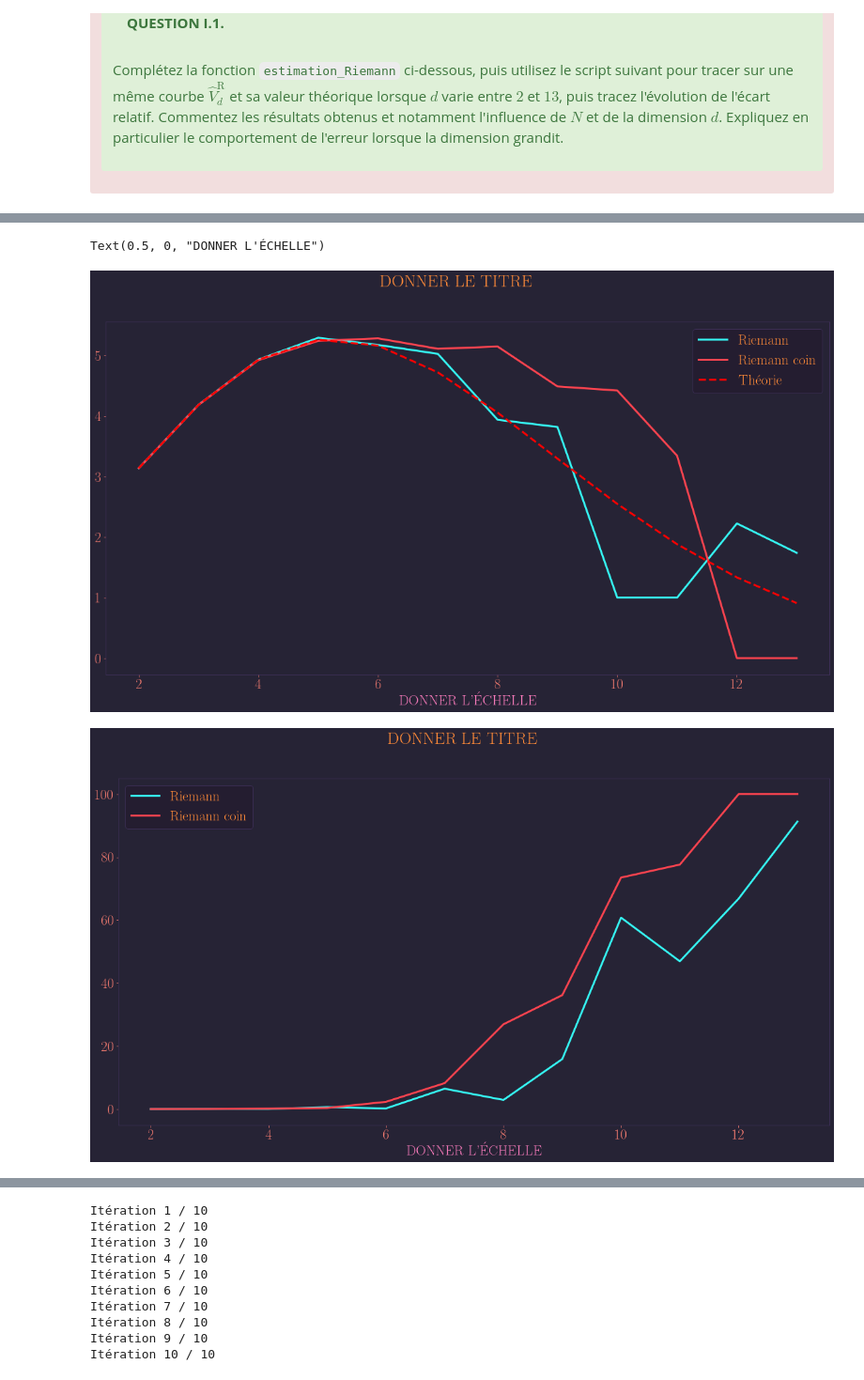
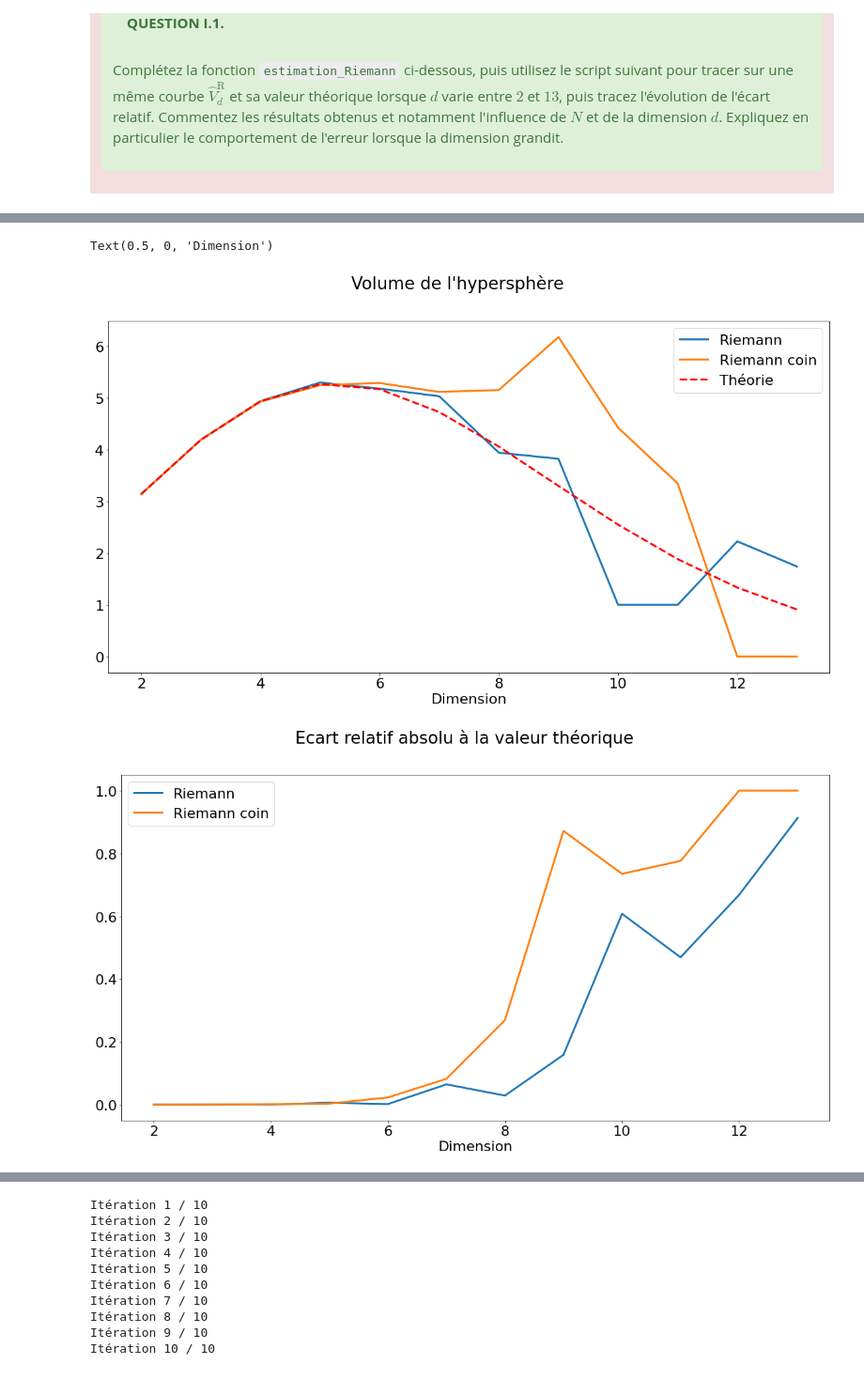
Before and after one commit to bassetmatt-school/EISC211-MonteCarlo, a Jupyter notebook: EISC-211_1_2.ipynb, the cells around one changed output, grey strips where cells are left out. Shown at 94% size. Saved outputs shown, nothing was run; the diff lists cells and outputs as text; code cells hidden in the pictures.

```diff
--- a/EISC-211_1_2.ipynb
+++ b/EISC-211_1_2.ipynb
@@ -85,7 +79,7 @@ def estimation_Riemann(dim: int, grille: np.array):
     N = len(grille)
     estimation = np.power(2,dim)/N * np.sum(np.linalg.norm(grille,axis=1) <= 1)
     V = np.power(np.pi, dim/2)/special.gamma(dim/2 + 1)
-    ecart_relatif = 100*abs(estimation - V)/V
+    ecart_relatif = abs(estimation - V)/V
     return [estimation, ecart_relatif]
 # %%
 # Paramètres
@@ -174,11 +169,13 @@ où $c_k$ est le coin de l'hypercube $k$, i.e., $c_k = x_k + \frac{\delta}{2} {\
 <p class="bg-primary" style="padding:1em"><b>QUESTION I.3.</b> Définissez la fonction <code>estimation_Riemann_coin</code> afin qu'elle renvoie l'estimation et l'écart correspondant à cette nouvelle approximation. Rajoutez sur les courbes précédentes les résultats liés à cette estimation et commentez les résultats obtenus.</p>
 # %%
 def estimation_Riemann_coin(dim, grille):
-    N = np.size(grille,axis=0)
-    delta = 2/np.power(N,1/dim)
-    grille += delta*np.ones((N,dim))/2
 
-    return estimation_Riemann(dim,grille)
+    N = len(grille)
+    delta = 2/pow(N, 1/dim)
+
+    coins_grille = grille + delta/2 * np.ones((N, dim))
+
+    return estimation_Riemann(dim, coins_grille)
 # %%
 # Calculs des valeurs
 est_Riemann = np.zeros([nb_dimensions,2])
@@ -193,39 +190,39 @@ for i in range(nb_dimensions):
 
 # Affichage
 fig = plt.figure()
 plt.plot(dimensions, est_Riemann[:,0], label="Riemann")
 plt.plot(dimensions, est_Riemann_coin[:,0], label="Riemann coin")
 plt.plot(dimensions, val_th, 'r--', label="Théorie")
 plt.legend()
-fig.suptitle("DONNER LE TITRE")
-plt.xlabel("DONNER L'ÉCHELLE")
+fig.suptitle("Volume de l'hypersphère")
+plt.xlabel("Dimension")
 
 fig = plt.figure()
 plt.plot(dimensions, est_Riemann[:,1], label="Riemann")
 plt.plot(dimensions, est_Riemann_coin[:,1], label="Riemann coin")
 plt.legend()
-fig.suptitle("DONNER LE TITRE")
-plt.xlabel("DONNER L'ÉCHELLE")
+fig.suptitle("Ecart relatif absolu à la valeur théorique")
+plt.xlabel("Dimension")
 # %% [output]
 Estimation par la méthode de Riemann en dimension 2
   - Taille d'echantillon ajustee pour la methode de Riemann: 4999696 au lieu de 5000000 (dimension = 2 )
 Estimation par la méthode de Riemann en dimension 3
   - Taille d'echantillon ajustee pour la methode de Riemann: 4913000 au lieu de 5000000 (dimension = 3 )
 Estimation par la méthode de Riemann en dimension 4
   - Taille d'echantillon ajustee pour la methode de Riemann: 4879681 au lieu de 5000000 (dimension = 4 )
 Estimation par la méthode de Riemann en dimension 5
   - Taille d'echantillon ajustee pour la methode de Riemann: 4084101 au lieu de 5000000 (dimension = 5 )
 Estimation par la méthode de Riemann en dimension 6
   - Taille d'echantillon ajustee pour la methode de Riemann: 4826809 au lieu de 5000000 (dimension = 6 )
 Estimation par la méthode de Riemann en dimension 7
   - Taille d'echantillon ajustee pour la methode de Riemann: 4782969 au lieu de 5000000 (dimension = 7 )
 ... (8 lines left out)
 Estimation par la méthode de Riemann en dimension 12
   - Taille d'echantillon ajustee pour la methode de Riemann: 531441 au lieu de 5000000 (dimension = 12 )
 Estimation par la méthode de Riemann en dimension 13
   - Taille d'echantillon ajustee pour la methode de Riemann: 1594323 au lieu de 5000000 (dimension = 13 )
-Text(0.5, 0, "DONNER L'ÉCHELLE")
+Text(0.5, 0, 'Dimension')
-[figure, old version]
+[figure, new version]
-[figure, old version]
+[figure, new version]
 # %% [markdown]
 <div class="alert alert-warning"><b>REPONSE A LA QUESTION I.3.</b> </div>
```
Also changed, not shown: parts of 23 cells of this notebook.
